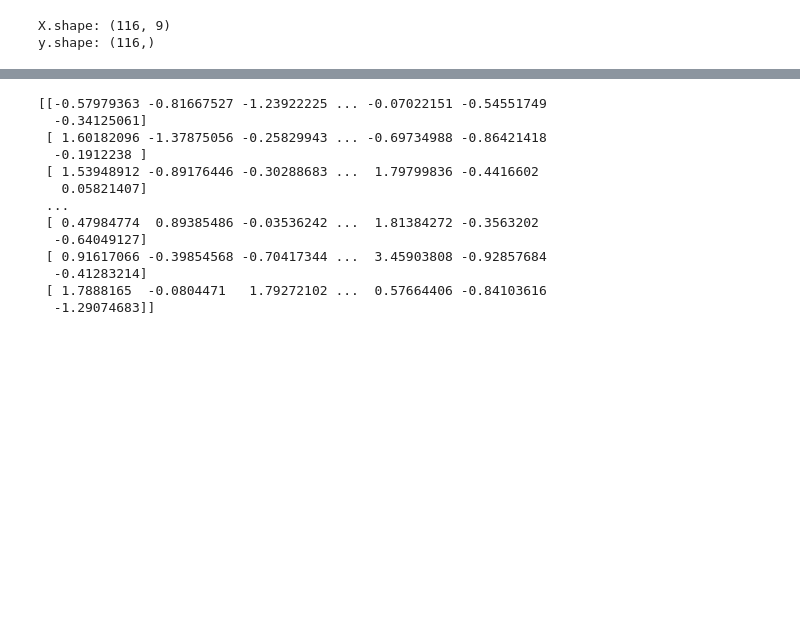
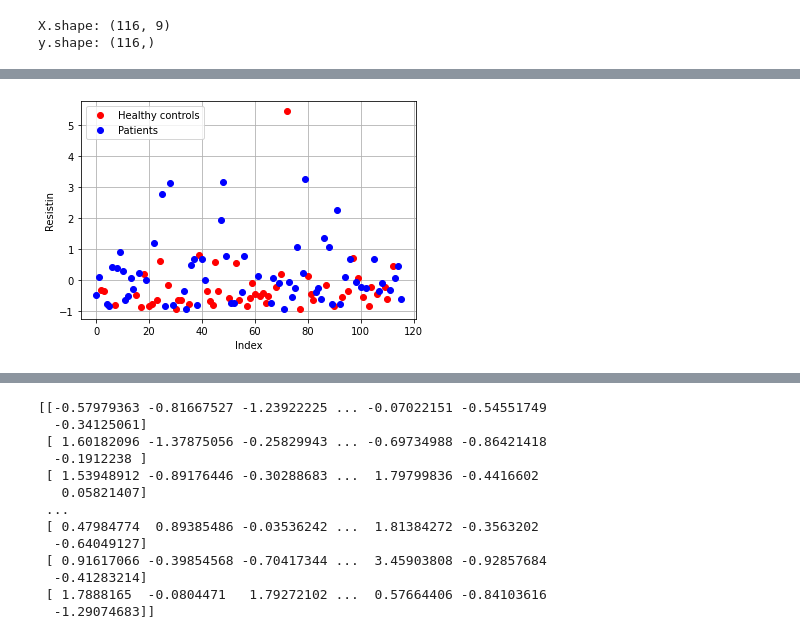
Before and after one commit to zahrasalarian/Artificial-Intelligence-in-Medicine-Projects, a Jupyter notebook: p1/main.ipynb, the cells around one changed output, grey strips where cells are left out. Saved outputs shown, nothing was run; the diff lists cells and outputs as text; code cells hidden in the pictures; blank space fills up the shorter version.

```diff
--- a/p1/main.ipynb
+++ b/p1/main.ipynb
@@ -37,3 +34,7 @@ for column in df:
+# %%
+draw_one_f_plot(7)
+# %% [output]
+[figure, added]
 # %%
 def draw_features_plot(feature1, feature2):
     for c in range(1, 3):
```
Also changed, not shown: parts of 9 cells of this notebook.
